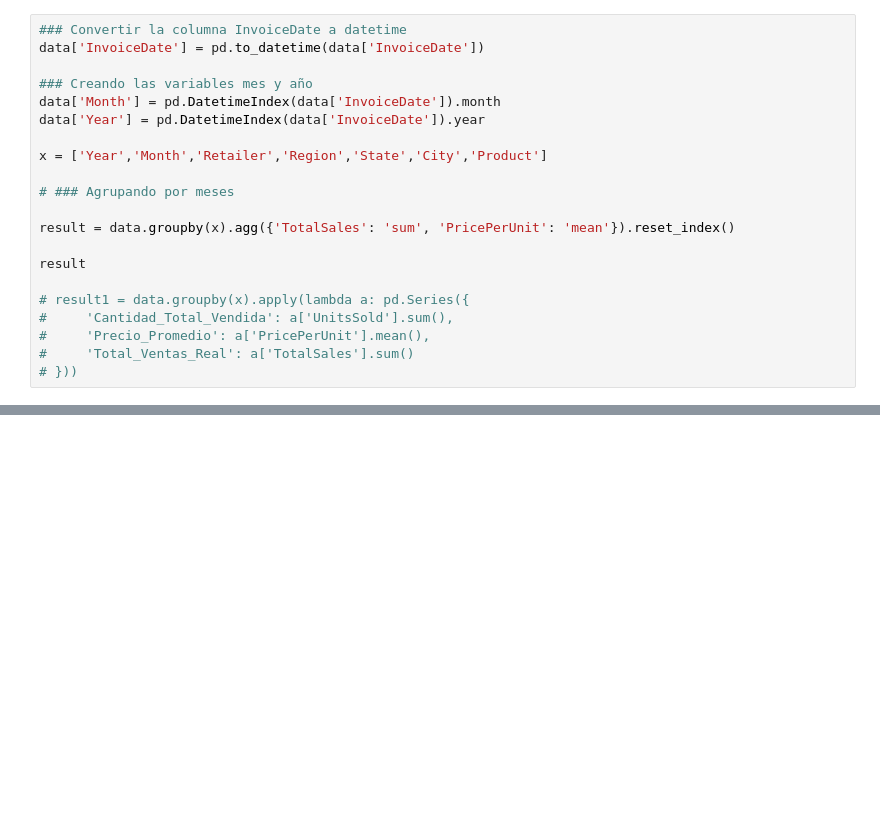
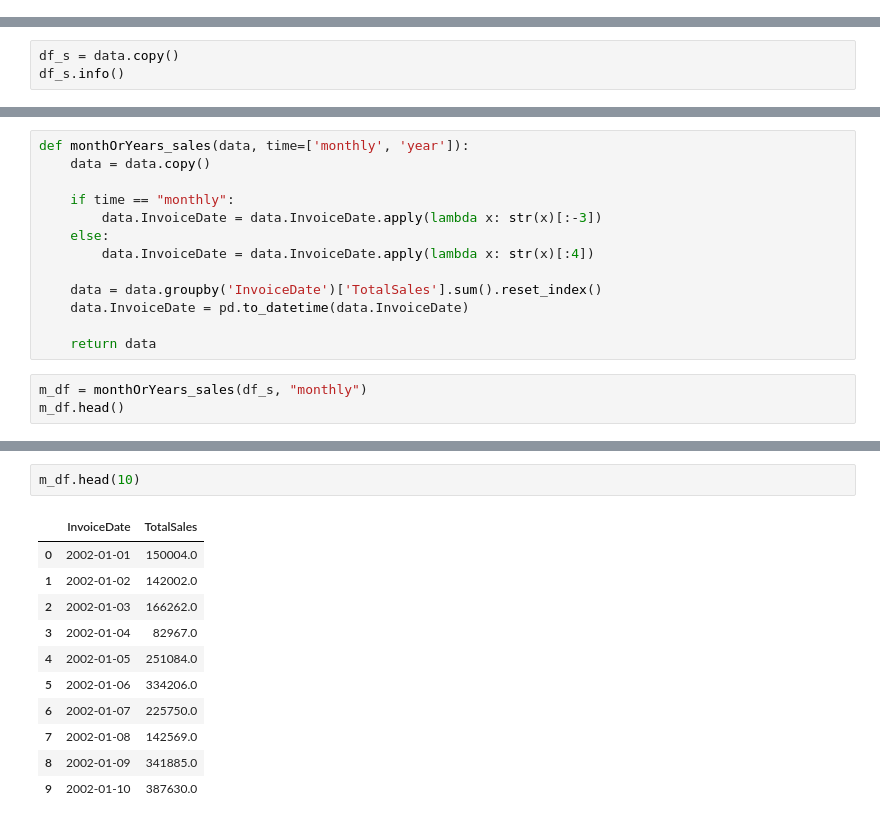
Before and after one commit to lespinozahuiman/FutureSales, a Jupyter notebook: FutureSales.ipynb, the cells around one changed output, grey strips where cells are left out. Cells and saved outputs as stored; diff of their text form; blank space fills up the shorter version.

```diff
--- a/FutureSales.ipynb
+++ b/FutureSales.ipynb
@@ -69,21 +0,0 @@ data
-# %%
-### Convertir la columna InvoiceDate a datetime
-data['InvoiceDate'] = pd.to_datetime(data['InvoiceDate'])
-
-### Creando las variables mes y año
-data['Month'] = pd.DatetimeIndex(data['InvoiceDate']).month
-data['Year'] = pd.DatetimeIndex(data['InvoiceDate']).year
-
-x = ['Year','Month','Retailer','Region','State','City','Product']
-
-# ### Agrupando por meses
-
-result = data.groupby(x).agg({'TotalSales': 'sum', 'PricePerUnit': 'mean'}).reset_index()
-
-result
-
-# result1 = data.groupby(x).apply(lambda a: pd.Series({
-#     'Cantidad_Total_Vendida': a['UnitsSold'].sum(),
-#     'Precio_Promedio': a['PricePerUnit'].mean(),
-#     'Total_Ventas_Real': a['TotalSales'].sum()
-# }))
@@ -168,0 +29,3 @@ ultimos_3_meses
+# %%
+df_s = data.copy()
+df_s.info()
@@ -168,0 +78,16 @@ ultimos_3_meses
+# %%
+def monthOrYears_sales(data, time=['monthly', 'year']):
+    data = data.copy()
+
+    if time == "monthly":
+        data.InvoiceDate = data.InvoiceDate.apply(lambda x: str(x)[:-3])
+    else:
+        data.InvoiceDate = data.InvoiceDate.apply(lambda x: str(x)[:4])
+
+    data = data.groupby('InvoiceDate')['TotalSales'].sum().reset_index()
+    data.InvoiceDate = pd.to_datetime(data.InvoiceDate)
+
+    return data
+# %%
+m_df = monthOrYears_sales(df_s, "monthly")
+m_df.head()
@@ -168,0 +101,14 @@ ultimos_3_meses
+# %%
+m_df.head(10)
+# %% [output]
+|  | InvoiceDate | TotalSales |
+| 0 | 2002-01-01 | 150004.0 |
+| 1 | 2002-01-02 | 142002.0 |
+| 2 | 2002-01-03 | 166262.0 |
+| 3 | 2002-01-04 | 82967.0 |
+| 4 | 2002-01-05 | 251084.0 |
+| 5 | 2002-01-06 | 334206.0 |
+| 6 | 2002-01-07 | 225750.0 |
+| 7 | 2002-01-08 | 142569.0 |
+| 8 | 2002-01-09 | 341885.0 |
+| 9 | 2002-01-10 | 387630.0 |
```
Also changed, not shown: parts of 33 cells of this notebook.
